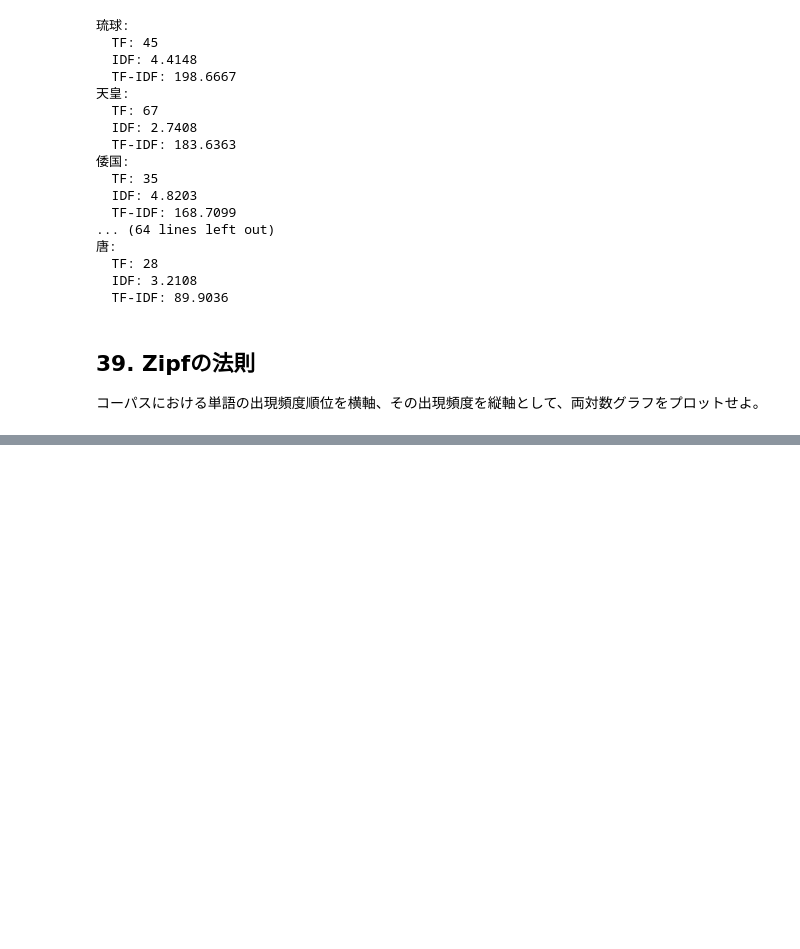
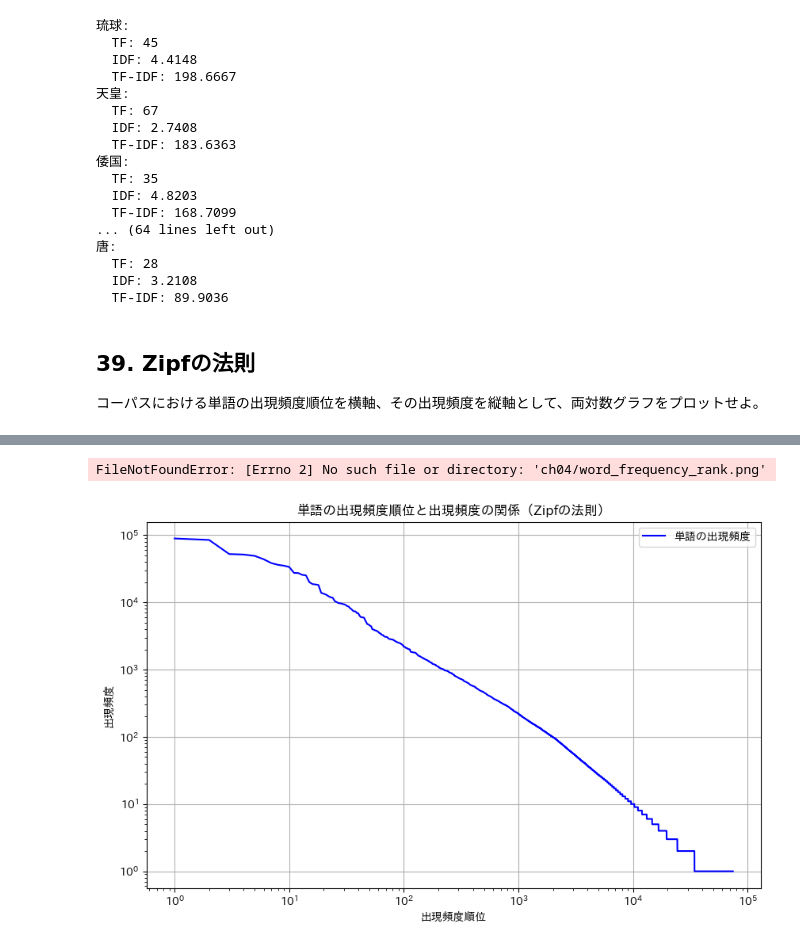
Before and after one commit to soyamashi/SoYAMASHITA, a Jupyter notebook: ja/ch04.ipynb, the cells around one changed output, grey strips where cells are left out. Saved outputs shown, nothing was run; the diff lists cells and outputs as text; code cells hidden in the pictures; blank space fills up the shorter version.

```diff
--- a/ja/ch04.ipynb
+++ b/ja/ch04.ipynb
@@ -501,0 +522,69 @@ if __name__ == "__main__":
+# %%
+import json
+import gzip
+import re
+import MeCab
+import matplotlib.pyplot as plt
+from collections import Counter
+import japanize_matplotlib
+
+
+def remove_markup(text):
+    # 強調マークアップの除去
+    text = re.sub(r"\'{2,5}", "", text)
+    # 内部リンクの除去
+    text = re.sub(r"\[\[(?:[^|\]]*?\|)??([^|\]]+?)\]\]", r"\1", text)
+    # 外部リンクの除去
+    text = re.sub(r"\[http://[^\]]+\]", "", text)
+    # HTMLタグの除去
+    text = re.sub(r"<[^>]+>", "", text)
+    # テンプレートの除去
+    text = re.sub(r"\{\{.*?\}\}", "", text)
+    return text
+
+
+def plot_word_frequency_rank():
+    # MeCabの初期化
+    mecab = MeCab.Tagger("-r /etc/mecabrc -Owakati")
+
+    # 単語の出現頻度をカウントするためのCounter
+    word_counter = Counter()
+
+    # gzipファイルを読み込む
+    with gzip.open("jawiki-country.json.gz", "rt", encoding="utf-8") as f:
+        for line in f:
+            article = json.loads(line)
+            text = article["text"]
+
+            # マークアップを除去
+            text = remove_markup(text)
+
+            # 形態素解析を行い、単語をカウント
+            words = mecab.parse(text).strip().split()
+            word_counter.update(words)
+
+    # 出現頻度の順位と頻度を取得
+    frequencies = list(word_counter.values())
+    frequencies.sort(reverse=True)
+    ranks = range(1, len(frequencies) + 1)
+
+    # グラフの描画
+    japanize_matplotlib.japanize()
+    plt.figure(figsize=(10, 6))
+    plt.loglog(ranks, frequencies, "b-", label="単語の出現頻度")
+    plt.grid(True)
+    plt.xlabel("出現頻度順位")
+    plt.ylabel("出現頻度")
+    plt.title("単語の出現頻度順位と出現頻度の関係（Zipfの法則）")
+    plt.legend()
+
+    # グラフを保存
+    plt.savefig("ch04/word_frequency_rank.png")
+    plt.close()
+
+
+if __name__ == "__main__":
+    plot_word_frequency_rank()
+# %% [output]
+FileNotFoundError: [Errno 2] No such file or directory: 'ch04/word_frequency_rank.png'
+[figure, added]
```
Also changed, not shown: parts of 1 cell of this notebook.
